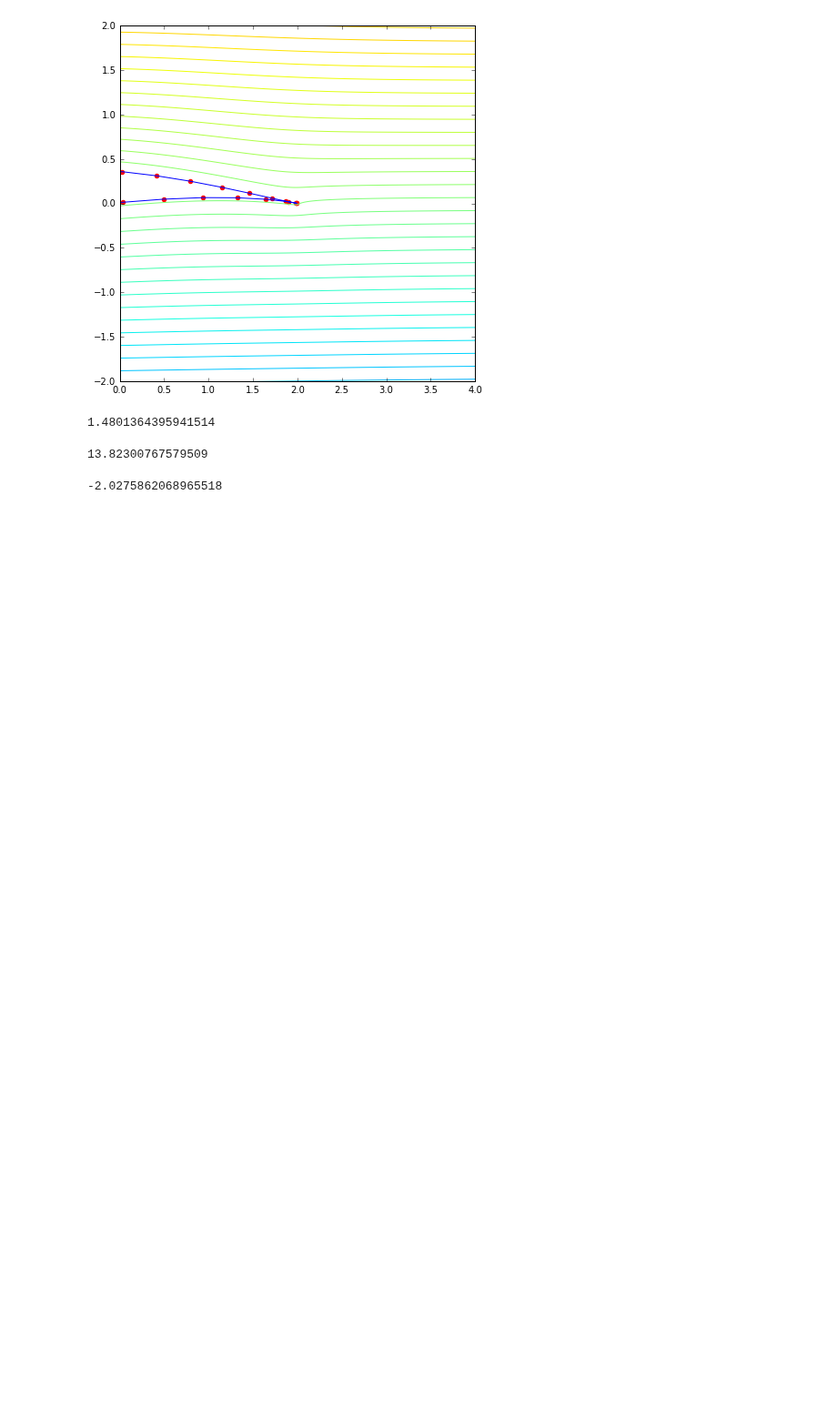
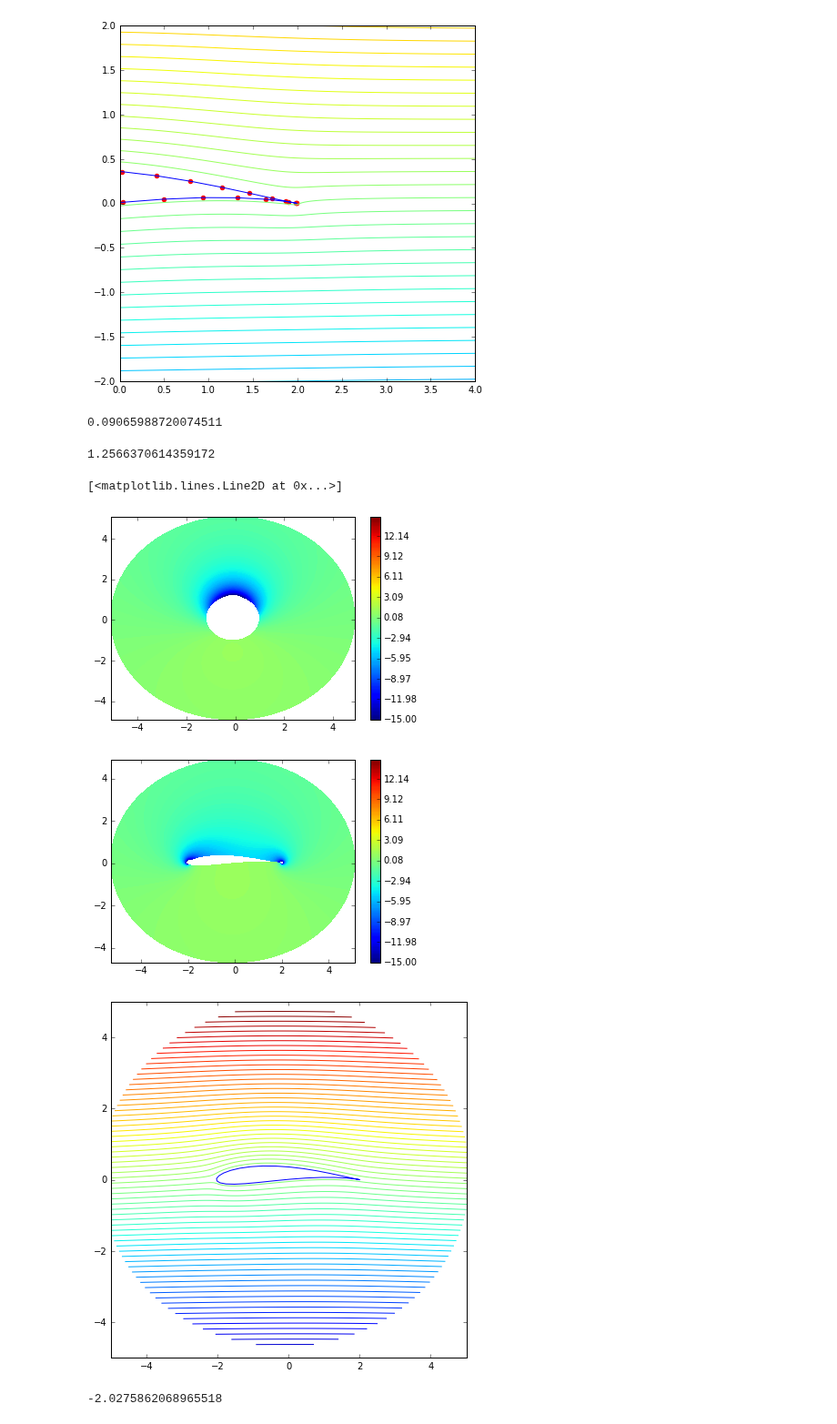
Before and after one commit to barbagroup/AeroPython-studentprojects2017, a Jupyter notebook: iamisrapel/Project_Joukowski_transformation.ipynb, the cells around one changed output. Shown at 91% size. Saved outputs shown, nothing was run; the diff lists cells and outputs as text; code cells hidden in the pictures; blank space fills up the shorter version.

```diff
--- a/iamisrapel/Project_Joukowski_transformation.ipynb
+++ b/iamisrapel/Project_Joukowski_transformation.ipynb
@@ -344,12 +375,12 @@ pyplot.scatter(z_trans.real,z_trans.imag,s=20,color='r')
 [figure]
 [figure]
 # %%
-AoA=numpy.arccos(0.1/(1.22)**0.5)
+AoA=numpy.arcsin(0.1/(1.22)**0.5)
 AoA
 # %% [output]
-1.4801364395941514
+0.09065988720074511
 # %%
 gamma = -4*1*numpy.sin(-AoA)*math.pi*(1.22)**0.5      #-4*u_freestream*numpy.sin(-AoA)*math.pi*R_4
 gamma
 # %% [output]
-13.82300767579509
+1.2566370614359172
@@ -383,3 +387,44 @@ def get_stream_function_vortex(strength, xv, yv, X, Y):
+# %%
+u_vor, v_vor=get_velocity_vortex(gamma,-0.1,0.1,X,Y)
+psi_vor=get_stream_function_vortex(gamma,-0.1,0.1,X,Y)
+
+u_total=u_total+u_vor
+v_total=v_total+v_vor
+psi_total=psi_total+psi_vor
+# %%
+U=(u_total**2 + v_total**2)**0.5
+cpz=1-U**2
+# %%
+u_total_trans,v_total_trans=velocity_transfer(u_total,v_total,1,Z)
+U_trans=(u_total_trans**2 + v_total_trans**2)**0.5
+cp=1-U_trans**2
+# %%
+pyplot.figure()
+conf=pyplot.contourf(X,Y,cpz,levels=numpy.linspace(-15,15,200))
+pyplot.colorbar(conf)
+
+pyplot.figure()
+conff=pyplot.contourf(X_trans,Y_trans,cp,levels=numpy.linspace(-15,15,200))
+pyplot.colorbar(conff)
+
+pyplot.figure(figsize=[7,7])
+pyplot.xlim(-5,5)
+pyplot.ylim(-5,5)
+pyplot.contour(X_trans,Y_trans,psi_total,levels=numpy.linspace(-5,5,70))
+
+r=1.1
+theta=numpy.linspace(0,2*math.pi,31)
+x=-0.1+r*numpy.cos(theta)
+y=0.1+r*numpy.sin(theta)
+z=x+1j*y
+z_trans=j_trans(z,1)
+pyplot.plot(z_trans.real,z_trans.imag,)
+#pyplot.scatter(z_trans.real,z_trans.imag,s=20,color='r')
+# %% [output]
+[<matplotlib.lines.Line2D at 0x...>]
+[figure, added]
+[figure, added]
+[figure, added]
 # %%
 numpy.min(z_trans.real,)
 # %% [output]
```
Also changed, not shown: parts of 5 cells of this notebook.
